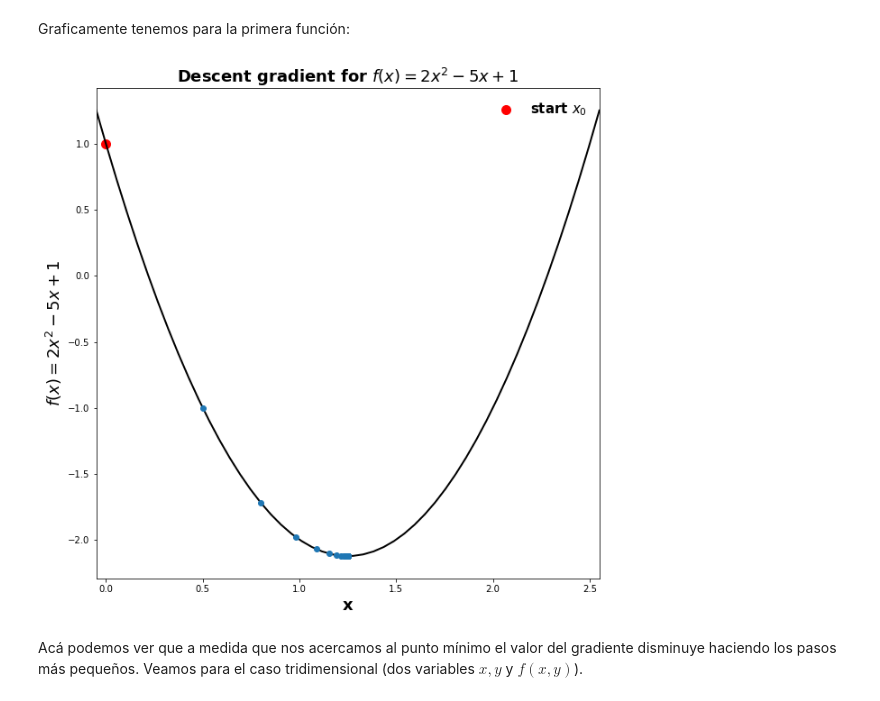
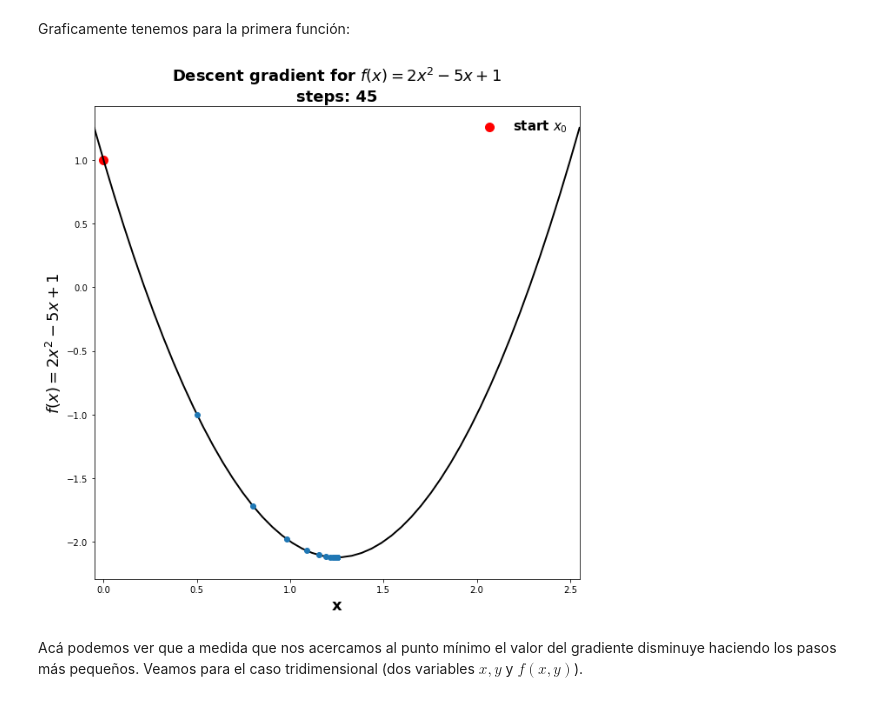
Before and after one commit to hplbrayan/Un-Curso-de-Deep-Learning, a Jupyter notebook: 02_intro_Keras_actf_backp/N2_actf_lf_op_bp.ipynb, the cells around one changed output. Drawn from its saved outputs; the diff is of its cells as text; code cells hidden in the pictures.

```diff
--- a/02_intro_Keras_actf_backp/N2_actf_lf_op_bp.ipynb
+++ b/02_intro_Keras_actf_backp/N2_actf_lf_op_bp.ipynb
@@ -2276,24 +2276,24 @@ Graficamente tenemos para la primera función:
 # %%
 fig, ax = plt.subplots(figsize=(10,10))
 
 # function
 f = lambda x: 2*x**2-5*x+1
 xs = np.linspace(sol_gd_proof1['sol'][0]-1.3, sol_gd_proof1['sol'][0]+1.3)
 ax.plot(xs, f(xs) , c="black", lw=2)
 
 # gradient descent
 ax.scatter(sol_gd_proof1['history'][0], f(sol_gd_proof1['history'][0]), c="red", s=100, label="start $x_{0}$")
 ax.plot(sol_gd_proof1['history'][1:], f(sol_gd_proof1['history'][1:]), "o")
 
-ax.set_title("Descent gradient for $f(x)=2x^2-5x+1$", **font)
+ax.set_title(f"Descent gradient for $f(x)=2x^2-5x+1$\nsteps: {sol_gd_proof1['iteraciones']}", **font)
 ax.set_xlabel("x", **font)
 ax.set_ylabel("$f(x)=2x^2-5x+1$", **font)
 
 ax.set_xlim(min(xs), max(xs))
 plt.legend(frameon=False, prop=font_leg)
 plt.show()
 # %% [output]
-[figure, old version]
+[figure, new version]
 # %% [markdown]
 Acá podemos ver que a medida que nos acercamos al punto mínimo el valor del gradiente disminuye haciendo los pasos más pequeños. Veamos para el caso tridimensional (dos variables $x,y$ y $f(x,y)$).
 # %%
```
Also changed, not shown: parts of 15 cells of this notebook.
